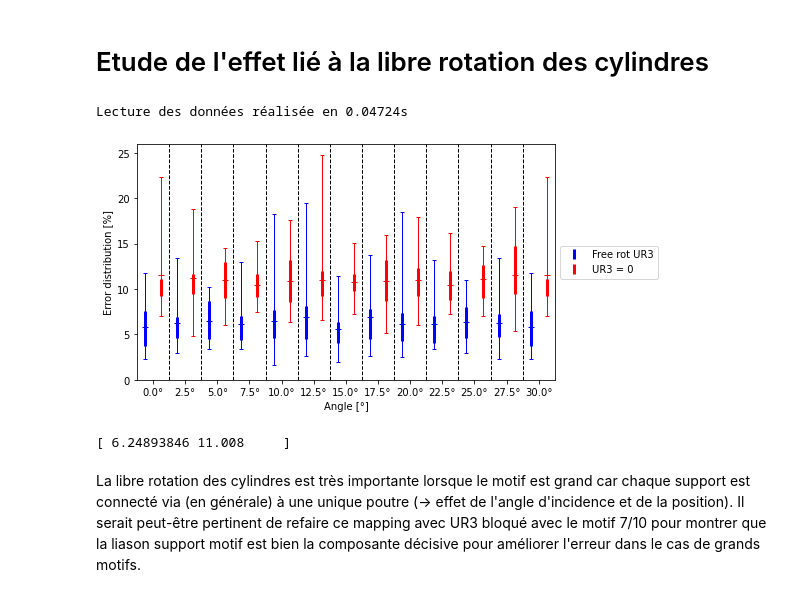
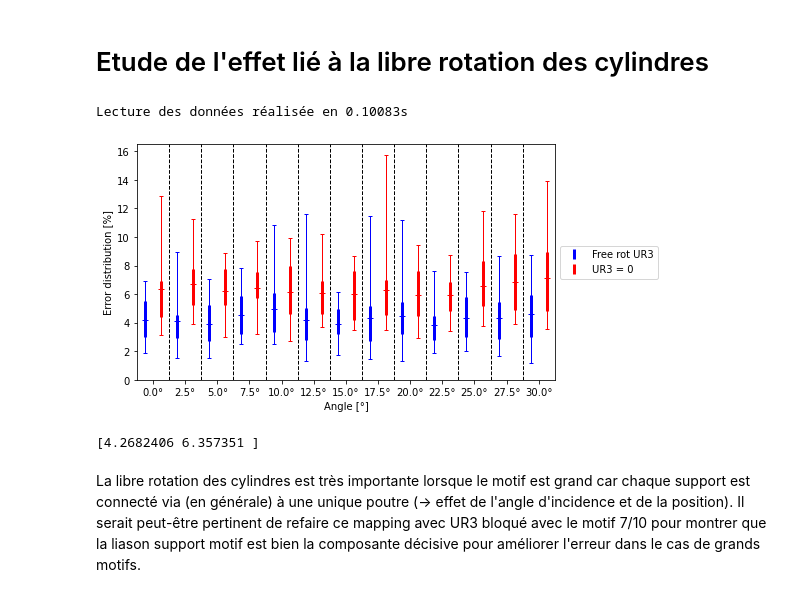
Before and after one commit to h06e/abakubc, a Jupyter notebook: utilities/nida_study.ipynb, the cells around one changed output. Cells and saved outputs as stored; diff of their text form; code cells hidden in the pictures.

Commit message:
cas de ref honey

```diff
--- a/utilities/nida_study.ipynb
+++ b/utilities/nida_study.ipynb
@@ -333,7 +336,7 @@ data_CC = get_bulk_data(read_data_from_campaigns(['campagne_honey_CC']))
 bulk_data = data_no_CC | data_CC
 
 
-N_theta, N_type, N_tx, N_ty = (12, 2, 10, 5)
+N_theta, N_type, N_tx, N_ty = (13, 2, 7, 7)
 EOI = (0, 3)
 
 error_per_angle = np.empty((N_theta+1, N_type, N_tx, N_ty))
@@ -564,13 +568,13 @@ On remarque que dans environ 150 cas sur 600, la découpe dans les coins augment
 # %% [markdown]
 # Etude de l'effet lié à la libre rotation des cylindres
 # %%
-data_scale_13_UR3 = get_bulk_data(read_data_from_campaigns(['campagne_honey_UR3_S13']))
+data_scale_13_UR3 = get_bulk_data(read_data_from_campaigns(['campagne_honey_UR3']))
 
 
 bulk_data = data_scale_13 | data_scale_13_UR3
 
 
-N_theta, N_type, N_tx, N_ty = (12, 2, 10, 5)
+N_theta, N_type, N_tx, N_ty = (13, 2, 7, 7)
 EOI = (0, 3)
 
 error_per_angle = np.empty((N_theta+1, N_type, N_tx, N_ty))
@@ -584,10 +588,10 @@ for test_id, test in bulk_data.items():
         cc=0
 
     error_per_angle[angle, cc, idx,
-                    idy] = test.global_err[EOI[0]][EOI[1]]
+                    idy] = test.get_error(EOI)
     if angle == 0:
         error_per_angle[-1, cc, idx,
-                        idy] = test.global_err[EOI[0]][EOI[1]]
+                        idy] = test.get_error(EOI)
 
 error_per_angle_mean = np.nanmean(error_per_angle, axis=(2, 3))
 error_per_angle_q1 = np.nanquantile(error_per_angle, 0.25, axis=(2, 3))
@@ -598,36 +602,36 @@ error_per_angle_max = np.nanmax(error_per_angle, axis=(2, 3))
 plt.figure(figsize=(8, 4))
 x = np.linspace(0, N_theta, N_theta+1)-0.5+1/N_type/2
 col = ['b', 'r', 'r', 'm', 'k', 'c', 'y']
 leg = ['Free rot UR3', 'UR3 = 0']
 
 for scale in range(N_type):
     plt.errorbar(x+scale/N_type, error_per_angle_mean[:, scale], [error_per_angle_mean[:, scale]-error_per_angle_q1[:, scale], error_per_angle_q2[:, scale] - error_per_angle_mean[:, scale]],
                  fmt=col[scale]+'_', lw=3, ms=1, label=f'{leg[scale]}')
     plt.errorbar(x+scale/N_type, error_per_angle_mean[:, scale], [error_per_angle_mean[:, scale]-error_per_angle_min[:, scale], error_per_angle_max[:, scale] - error_per_angle_mean[:, scale]],
                  fmt='_'+col[scale], ecolor=col[scale], lw=1, capsize=2)
     for i, m in enumerate(error_per_angle_max[:, scale]):
         if m > 30.0:
             plt.text(x[i]+scale/N_type,
                      30.0, f'{m:.0f}', ha='center', fontsize=8)
 
 for i in range(12):
     plt.axvline(x=i+0.5, color='k', ls='--', lw=1.0)
 
 plt.ylim(bottom=0)
 plt.xlim((-0.5, 12.5))
 plt.xticks(range(13), [f'{2.5*i}°' for i in range(13)])
 plt.legend()
 plt.legend(loc='center left', bbox_to_anchor=(1, 0.5))
 plt.xlabel('Angle [°]')
 plt.ylabel(f'Error distribution [%]')
 plt.tight_layout()
 plt.show()
 
 print(np.mean(error_per_angle_mean, axis=0))
 # %% [output]
-Lecture des données réalisée en 0.04724s
+Lecture des données réalisée en 0.10083s
-[figure, old version]
+[figure, new version]
-[ 6.24893846 11.008     ]
+[4.2682406 6.357351 ]
 # %% [markdown]
 La libre rotation des cylindres est très importante lorsque le motif est grand car chaque support est connecté via (en générale) à une unique poutre (-> effet de l'angle d'incidence et de la position).
 Il serait peut-être pertinent de refaire ce mapping avec UR3 bloqué avec le motif 7/10 pour montrer que la liason support motif est bien la composante décisive pour améliorer l'erreur dans le cas de grands motifs.
```
Also changed, not shown: parts of 9 cells of this notebook, 48 other files.
